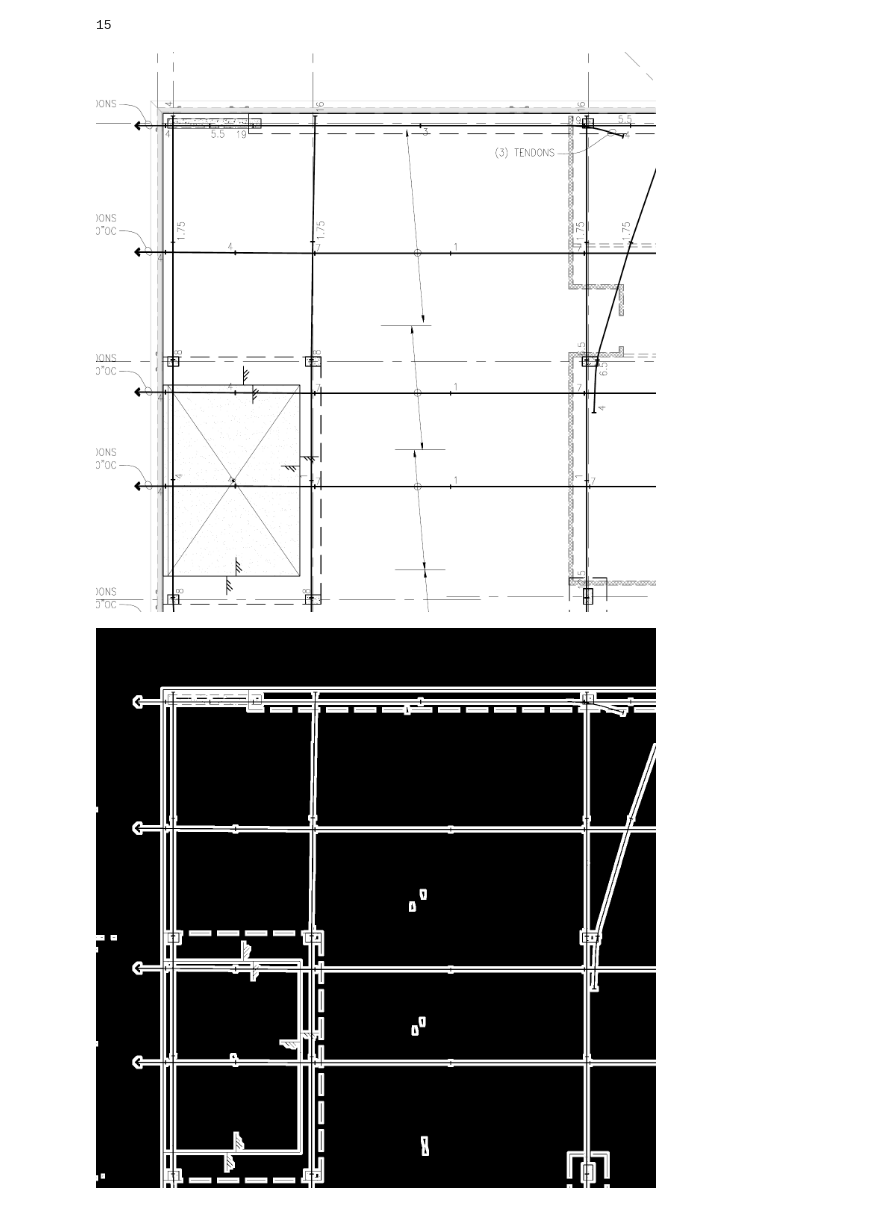
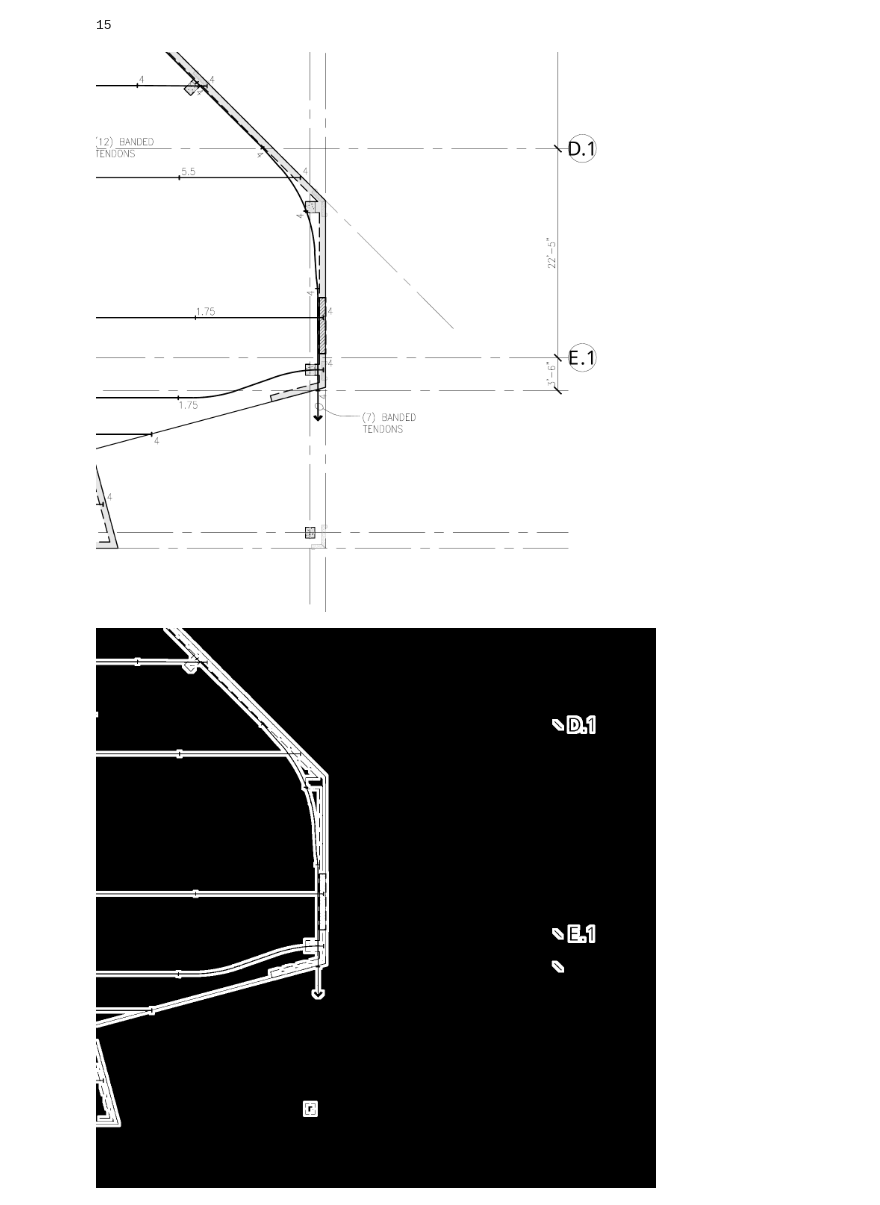
Before and after one commit to mostafa-netizen/Sadidul-Islam-Analysis, a Jupyter notebook: analysis/horizontal-lines.ipynb, the cells around one changed output. Drawn from its saved outputs; the diff is of its cells as text; code cells hidden in the pictures.

```diff
--- a/analysis/horizontal-lines.ipynb
+++ b/analysis/horizontal-lines.ipynb
@@ -1,20 +1,20 @@
 # %%
 from ocr.line_detector import tile_image
 import numpy as np
 from PIL import Image
 import cv2
 
 img = cv2.imread("/home/sadid/PycharmProjects/sgs-drawing-analysis/data/original.png")
 height, width = img.shape[:2]
 tiles = tile_image(img)
 
 # tile = img[1000:2000, 2500:4000].copy()
-tile = tiles[7][0].copy()
+tile = tiles[14][0].copy()
 print(len(tiles))
 Image.fromarray(tile)
 # %% [output]
 15
-[figure, old version]
+[figure, new version]
 # %%
 gray = cv2.cvtColor(tile, cv2.COLOR_BGR2GRAY)
 ret, thresh = cv2.threshold(gray, 120, 255, cv2.THRESH_BINARY_INV)
@@ -30,7 +30,7 @@ bw = cv2.adaptiveThreshold(
 
 Image.fromarray(bw)
 # %% [output]
-[figure, old version]
+[figure, new version]
 # %%
 kernel = cv2.getStructuringElement(
     cv2.MORPH_RECT,
```
Also changed, not shown: parts of 4 cells of this notebook, 8 other files.
